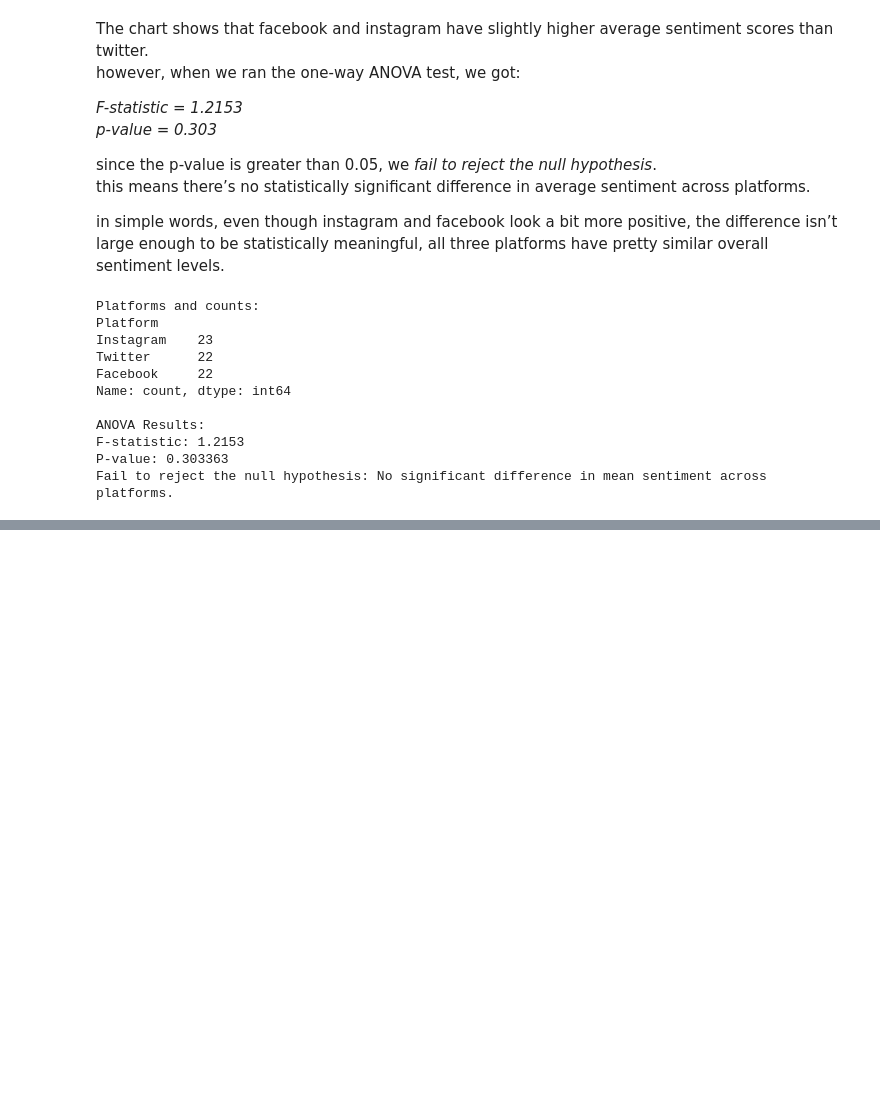
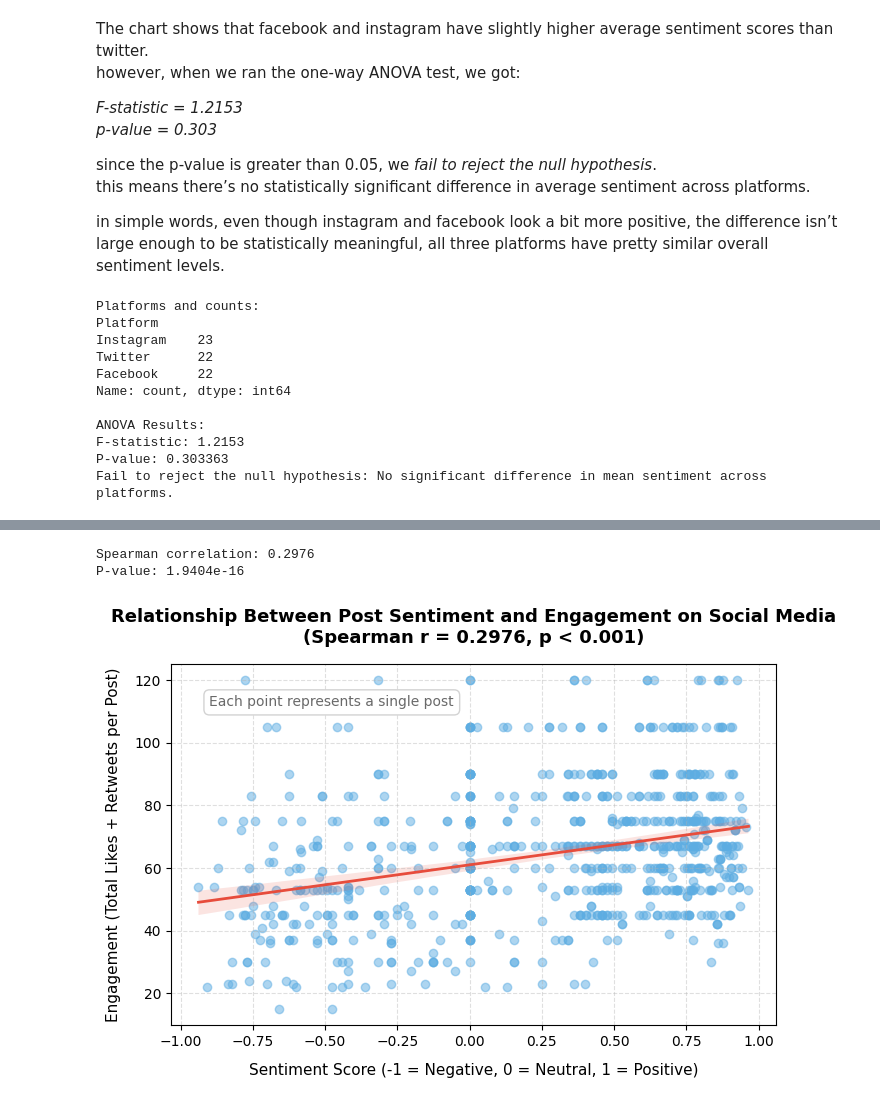
Before and after one commit to AbdullatifElmuaqqat/CMSC320_Project_TeamNerds, a Jupyter notebook: checkpoint2/checkpoint2.ipynb, the cells around one changed output, grey strips where cells are left out. Cells and saved outputs as stored; diff of their text form; code cells hidden in the pictures; blank space fills up the shorter version.

```diff
--- a/checkpoint2/checkpoint2.ipynb
+++ b/checkpoint2/checkpoint2.ipynb
@@ -309,0 +362,44 @@ Fail to reject the null hypothesis: No significant difference in mean sentiment
+# %%
+from scipy.stats import spearmanr
+
+corr, p = spearmanr(data[score_col], data["Engagement"])
+print(f"Spearman correlation: {corr:.4f}")
+print(f"P-value: {p:.5g}")
+
+import seaborn as sns
+import matplotlib.pyplot as plt
+
+plt.figure(figsize=(7,5))
+sns.regplot(
+    data=data, x=score_col, y="Engagement",
+    scatter_kws={"alpha":0.5, "color":"#5DADE2"},
+    line_kws={"color":"#E74C3C", "linewidth":2}
+)
+
+plt.title(
+    f"Relationship Between Post Sentiment and Engagement on Social Media\n"
+    f"(Spearman r = {corr:.4f}, p {'< 0.001' if p < 0.001 else f'= {p:.3g}'})",
+    fontsize=13, pad=15, weight="bold"
+)
+
+xlabel = "Sentiment Score (-1 = Negative, 0 = Neutral, 1 = Positive)"
+plt.xlabel(xlabel, fontsize=11, labelpad=10)
+plt.ylabel("Engagement (Total Likes + Retweets per Post)", fontsize=11, labelpad=10)
+
+x_min, x_max = data[score_col].min(), data[score_col].max()
+y_min, y_max = data["Engagement"].min(), data["Engagement"].max()
+plt.text(
+    x_min + 0.02*(x_max - x_min),
+    y_max - 0.08*(y_max - y_min),
+    "Each point represents a single post",
+    fontsize=10, color="dimgray",
+    bbox=dict(facecolor="white", edgecolor="lightgray", boxstyle="round,pad=0.4")
+)
+
+plt.grid(True, linestyle="--", alpha=0.4)
+plt.tight_layout()
+plt.show()
+# %% [output]
+Spearman correlation: 0.2976
+P-value: 1.9404e-16
+[figure, added]
```
Also changed, not shown: parts of 4 cells of this notebook.
